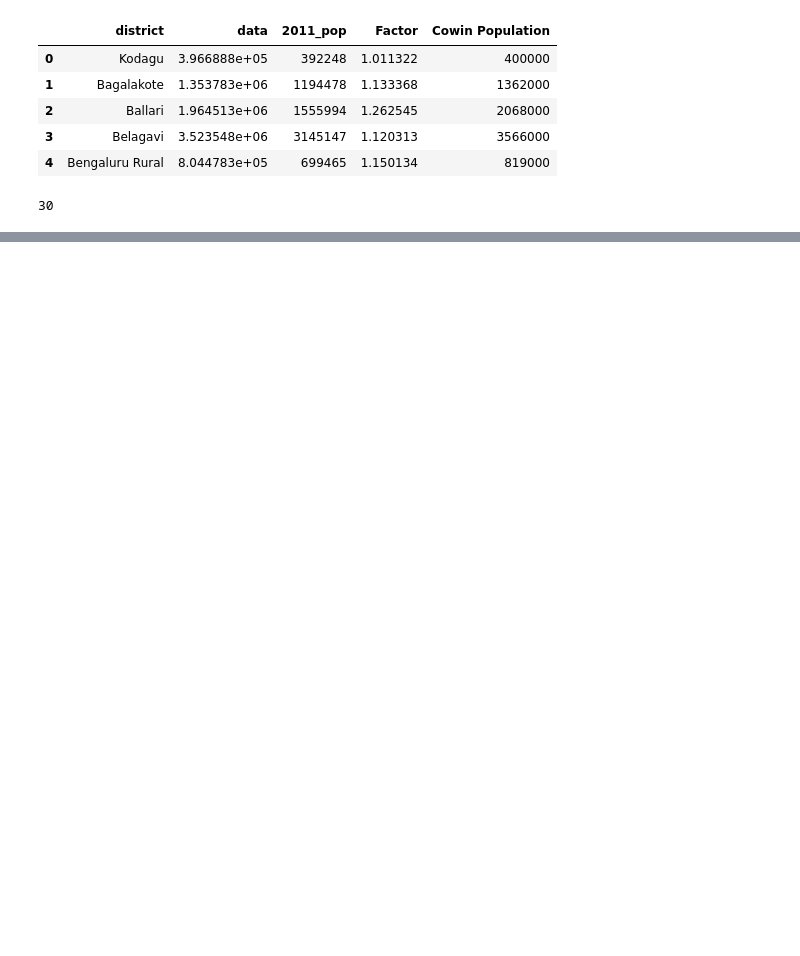
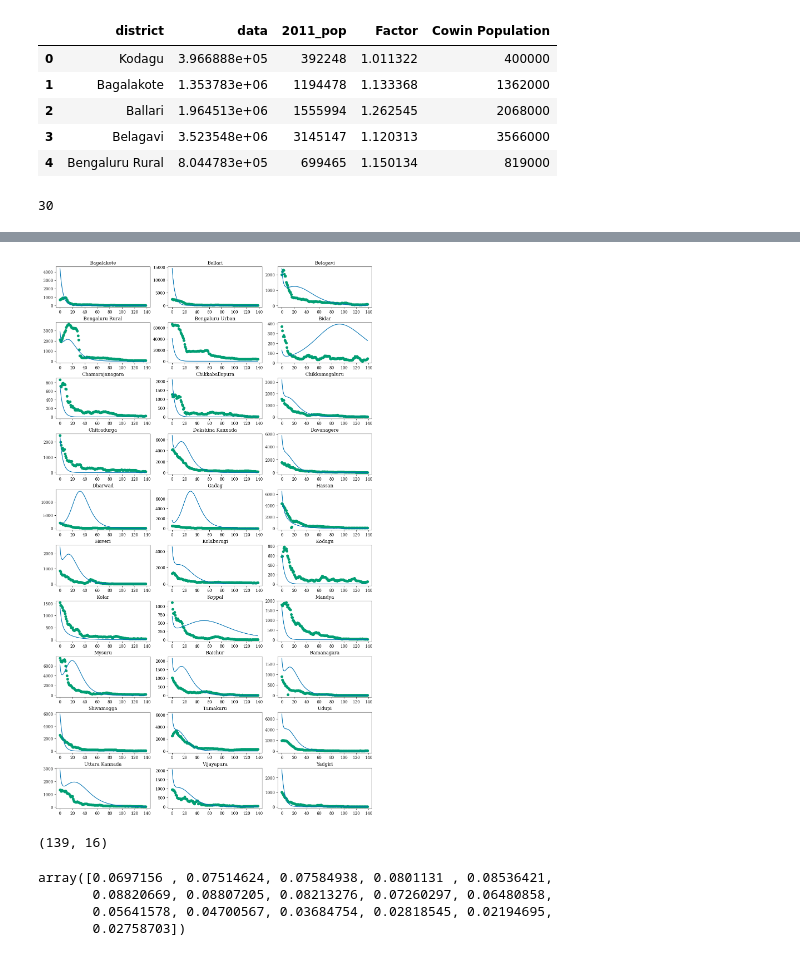
Before and after one commit to HimanshuSingh-all/Patch-Based-Simulator, a Jupyter notebook: beta_calibiration.ipynb, the cells around one changed output, grey strips where cells are left out. Saved outputs shown, nothing was run; the diff lists cells and outputs as text; code cells hidden in the pictures; blank space fills up the shorter version.

```diff
--- a/beta_calibiration.ipynb
+++ b/beta_calibiration.ipynb
@@ -422,0 +483,28 @@ SyntaxError: expected ':' (1615437401.py, line 1)
+# %%
+cols = 3
+days = np.linspace(0, test_validate.shape[0]-1,test_validate.shape[0])
+fig, axs = plt.subplots(nrows =10, ncols= cols, constrained_layout = True, figsize = (12, 20))
+MSD = list()
+for i, dist in enumerate(DISTRICTS_UNITS):
+    axs[i//cols, i%cols].plot(trajectory_patches_infections_unit[:,i]*initialised_cir[i], color = predicted_color)
+    axs[i//cols, i%cols].scatter(days, cases_total_units_data[i, :], color = reported_color)
+    axs[i//cols, i%cols].set_title(dist)
+    msd = np.sum((cases_total_units_data[i, :] - trajectory_patches_infections_unit[:,i])**2)
+    MSD.append(msd)
+# plt.savefig('outputs/unitwise-ka-calibirated-oct-to-feb.png', dpi = 300)
+# %% [output]
+[figure, added]
+# %%
+district = 'Bengaluru Rural'
+index = DISTRICTS_UNITS.index(district)
+trajectory_desired_unit = trajectory_patches_infections[:, index, :]
+trajectory_desired_unit.shape
+# %% [output]
+(139, 16)
+# %%
+fraction_age_group
+# %% [output]
+array([0.0697156 , 0.07514624, 0.07584938, 0.0801131 , 0.08536421,
+       0.08820669, 0.08807205, 0.08213276, 0.07260297, 0.06480858,
+       0.05641578, 0.04700567, 0.03684754, 0.02818545, 0.02194695,
+       0.02758703])
```
Also changed, not shown: parts of 19 cells of this notebook, 4 other files.
